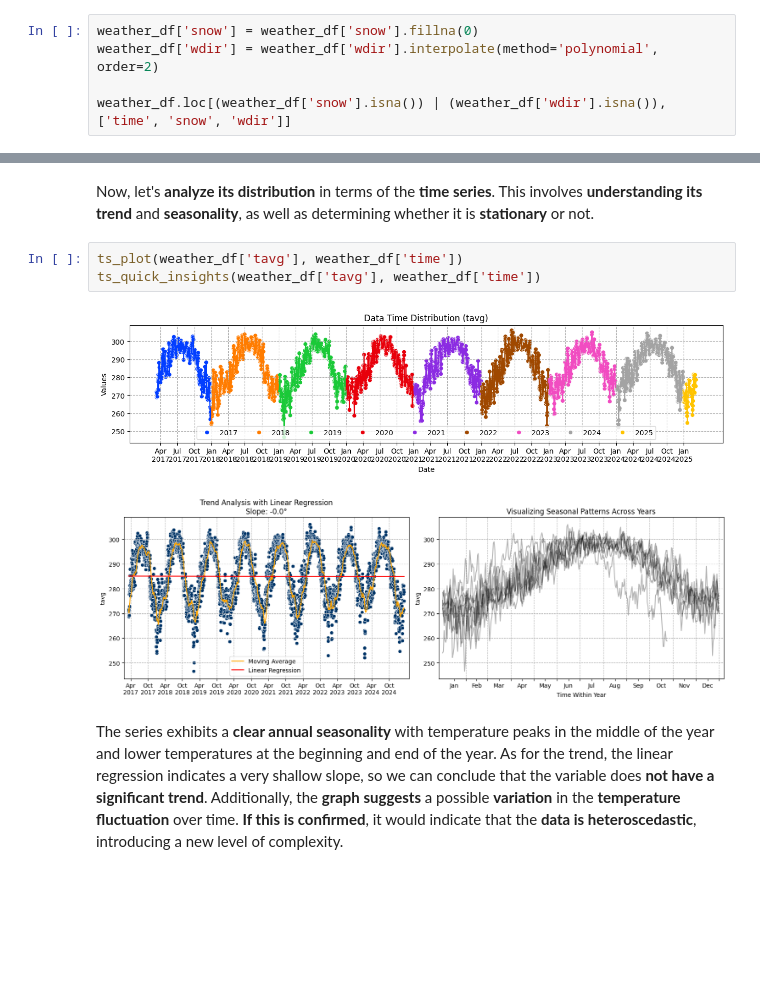
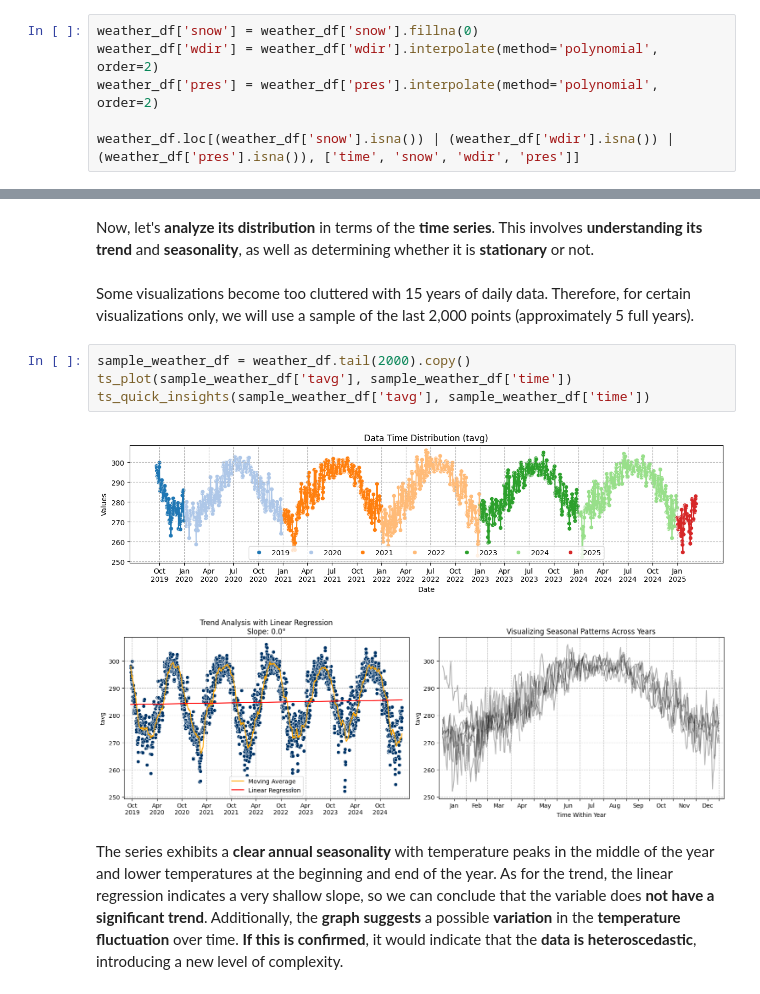
Before and after one commit to pedrogabrielmoura/WeatherForecast, a Jupyter notebook: notebooks/sanity_check.ipynb, the cells around one changed output, grey strips where cells are left out. Saved outputs shown, nothing was run; the diff lists cells and outputs as text; blank space fills up the shorter version.

```diff
--- a/notebooks/sanity_check.ipynb
+++ b/notebooks/sanity_check.ipynb
@@ -193,6 +190,7 @@ Since the missing values can appear at any point in the time series, they need t
 # %%
 weather_df['snow'] = weather_df['snow'].fillna(0)
 weather_df['wdir'] = weather_df['wdir'].interpolate(method='polynomial', order=2)
+weather_df['pres'] = weather_df['pres'].interpolate(method='polynomial', order=2)
 
-weather_df.loc[(weather_df['snow'].isna()) | (weather_df['wdir'].isna()), ['time', 'snow', 'wdir']]
+weather_df.loc[(weather_df['snow'].isna()) | (weather_df['wdir'].isna()) | (weather_df['pres'].isna()), ['time', 'snow', 'wdir', 'pres']]
 # %% [output]
@@ -241,12 +239,15 @@ visualize_quantity(weather_df['tavg'])
 The **minimum value** identified was 252.10 Kelvin, which is equivalent to -5.89 degrees Fahrenheit, and the **maximum** was 306 Kelvin, or 91.13 degrees Fahrenheit. Both values **are considered acceptable** within a year.
 # %% [markdown]
 Now, let's **analyze its distribution** in terms of the **time series**. This involves **understanding its trend** and **seasonality**, as well as determining whether it is **stationary** or not.
+# %% [markdown]
+Some visualizations become too cluttered with 15 years of daily data. Therefore, for certain visualizations only, we will use a sample of the last 2,000 points (approximately 5 full years).
 # %%
-ts_plot(weather_df['tavg'], weather_df['time'])
-ts_quick_insights(weather_df['tavg'], weather_df['time'])
+sample_weather_df = weather_df.tail(2000).copy()
+ts_plot(sample_weather_df['tavg'], sample_weather_df['time'])
+ts_quick_insights(sample_weather_df['tavg'], sample_weather_df['time'])
 # %% [output]
-[figure, old version]
+[figure, new version]
-[figure, old version]
+[figure, new version]
 # %% [markdown]
 The series exhibits a **clear annual seasonality** with temperature peaks in the middle of the year and lower temperatures at the beginning and end of the year. As for the trend, the linear regression indicates a very shallow slope, so we can conclude that the variable does **not have a significant trend**. Additionally, the **graph suggests** a possible **variation** in the **temperature fluctuation** over time. **If this is confirmed**, it would indicate that the **data is heteroscedastic**, introducing a new level of complexity.
 # %%
```
Also changed, not shown: parts of 34 cells of this notebook, 3 other files.
